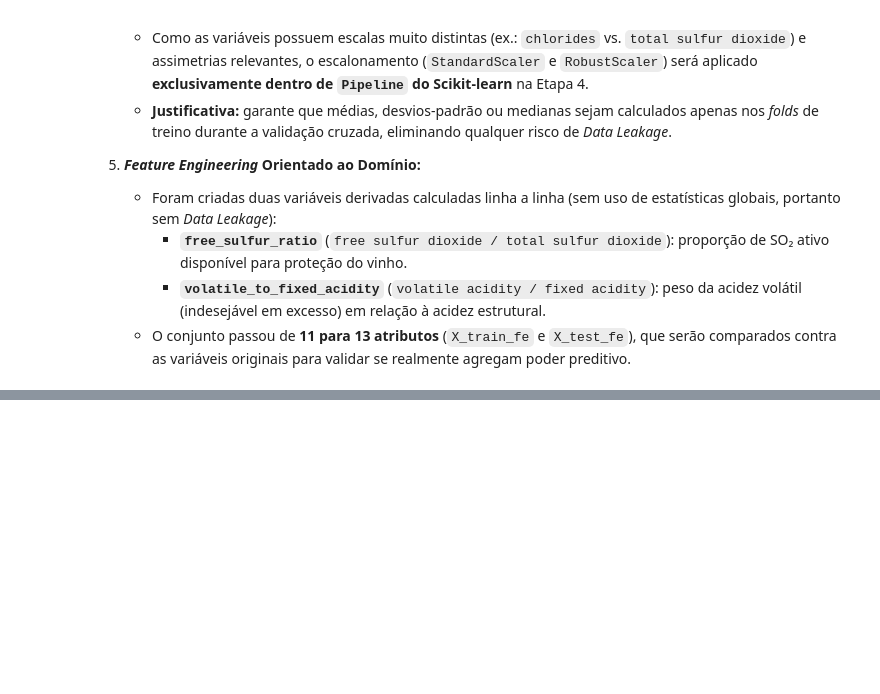
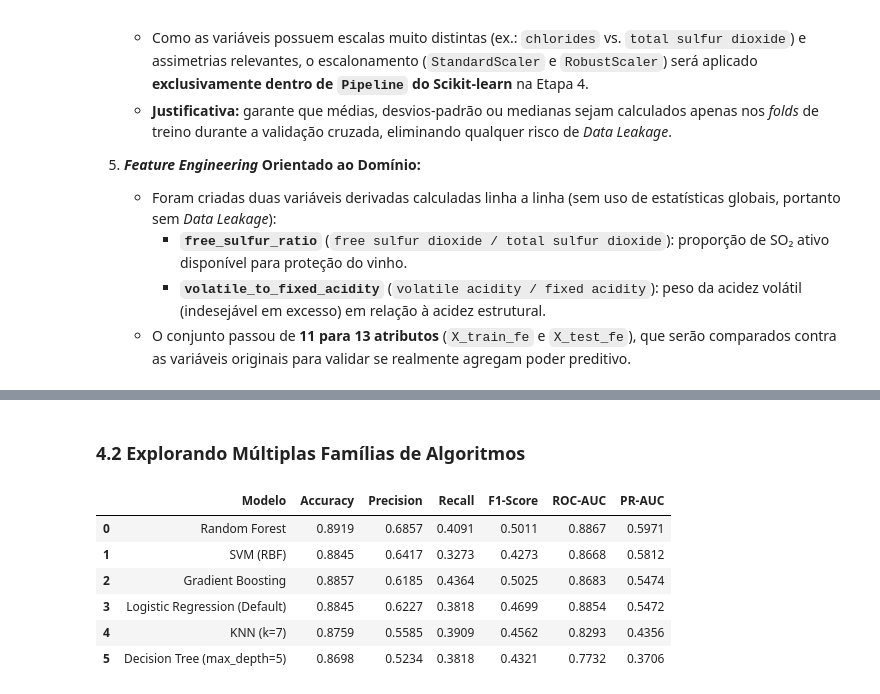
Before and after one commit to diegoolsilva/wine-quality-classification, a Jupyter notebook: notebooks/01_wine_quality_classification.ipynb, the cells around one changed output, grey strips where cells are left out. Saved outputs shown, nothing was run; the diff lists cells and outputs as text; code cells hidden in the pictures; blank space fills up the shorter version.

```diff
--- a/notebooks/01_wine_quality_classification.ipynb
+++ b/notebooks/01_wine_quality_classification.ipynb
@@ -385,0 +444,59 @@ Nesta etapa, preparamos os dados com foco rigoroso em **reprodutibilidade** (`RA
+# %% [markdown]
+### 4.2 Explorando Múltiplas Famílias de Algoritmos
+# %%
+from sklearn.neighbors import KNeighborsClassifier
+from sklearn.tree import DecisionTreeClassifier
+from sklearn.ensemble import RandomForestClassifier, GradientBoostingClassifier
+from sklearn.svm import SVC
+
+# Candidatos a modelos (todos avaliados com o mesmo 'cv' e 'scoring')
+candidate_models = {
+    "Logistic Regression (Default)": Pipeline([
+        ("scaler", StandardScaler()),
+        ("model", LogisticRegression(random_state=RANDOM_STATE)),
+    ]),
+    "KNN (k=7)": Pipeline([
+        ("scaler", StandardScaler()),
+        ("model", KNeighborsClassifier(n_neighbors=7)),
+    ]),
+    "Decision Tree (max_depth=5)": DecisionTreeClassifier(
+        max_depth=5, random_state=RANDOM_STATE
+    ),
+    "Random Forest": RandomForestClassifier(
+        n_estimators=200, random_state=RANDOM_STATE, n_jobs=-1
+    ),
+    "SVM (RBF)": Pipeline([
+        ("scaler", StandardScaler()),
+        ("model", SVC(kernel="rbf", probability=True, random_state=RANDOM_STATE)),
+    ]),
+    "Gradient Boosting": GradientBoostingClassifier(random_state=RANDOM_STATE),
+}
+
+all_results = []
+for name, model in candidate_models.items():
+    scores = cross_validate(model, X_train, y_train, cv=cv, scoring=scoring, n_jobs=-1)
+    all_results.append({
+        "Modelo": name,
+        "Accuracy": scores["test_accuracy"].mean(),
+        "Precision": scores["test_precision"].mean(),
+        "Recall": scores["test_recall"].mean(),
+        "F1-Score": scores["test_f1"].mean(),
+        "ROC-AUC": scores["test_roc_auc"].mean(),
+        "PR-AUC": scores["test_pr_auc"].mean(),
+    })
+
+df_models_cv = (
+    pd.DataFrame(all_results)
+    .sort_values(by="PR-AUC", ascending=False)
+    .reset_index(drop=True)
+    .round(4)
+)
+display(df_models_cv)
+# %% [output]
+|  | Modelo | Accuracy | Precision | Recall | F1-Score | ROC-AUC | PR-AUC |
+| 0 | Random Forest | 0.8919 | 0.6857 | 0.4091 | 0.5011 | 0.8867 | 0.5971 |
+| 1 | SVM (RBF) | 0.8845 | 0.6417 | 0.3273 | 0.4273 | 0.8668 | 0.5812 |
+| 2 | Gradient Boosting | 0.8857 | 0.6185 | 0.4364 | 0.5025 | 0.8683 | 0.5474 |
+| 3 | Logistic Regression (Default) | 0.8845 | 0.6227 | 0.3818 | 0.4699 | 0.8854 | 0.5472 |
+| 4 | KNN (k=7) | 0.8759 | 0.5585 | 0.3909 | 0.4562 | 0.8293 | 0.4356 |
+| 5 | Decision Tree (max_depth=5) | 0.8698 | 0.5234 | 0.3818 | 0.4321 | 0.7732 | 0.3706 |
```
Also changed, not shown: parts of 6 cells of this notebook.
